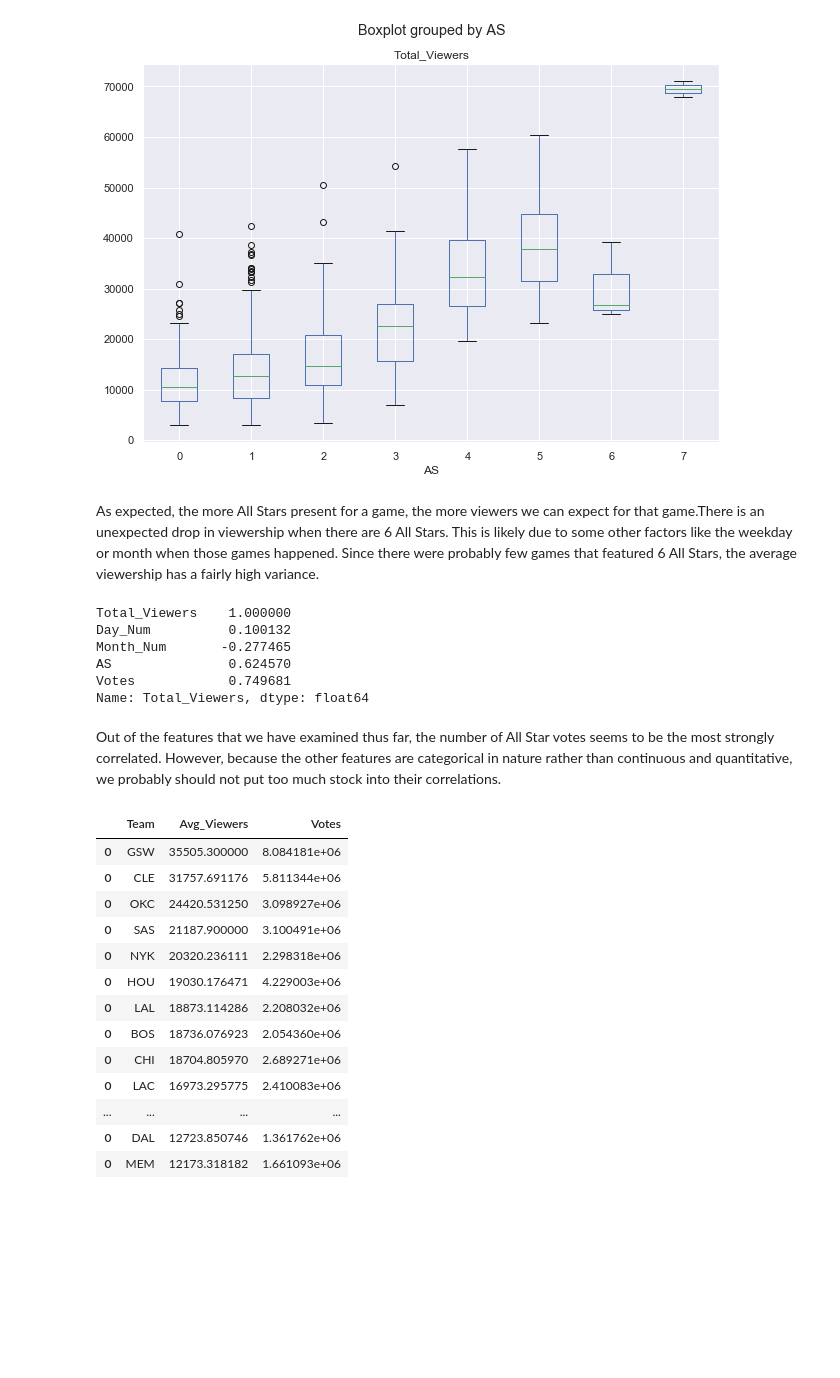
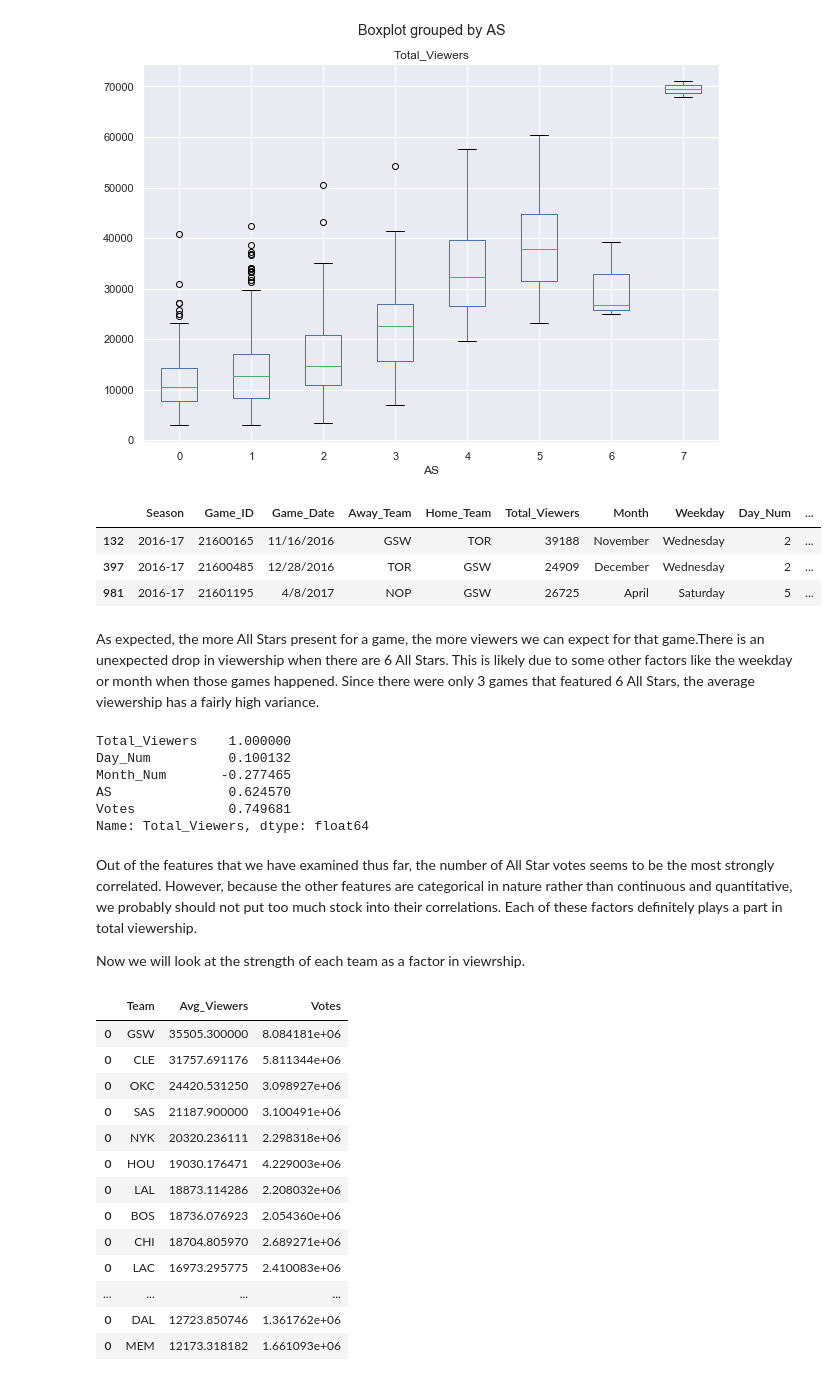
Before and after one commit to sdaht/NBA-Viewership, a Jupyter notebook: NBA_Viewership_Exploration.ipynb, the cells around one changed output. Cells and saved outputs as stored; diff of their text form; code cells hidden in the pictures; blank space fills up the shorter version.

```diff
--- a/NBA_Viewership_Exploration.ipynb
+++ b/NBA_Viewership_Exploration.ipynb
@@ -108,9 +114,14 @@ players=players[['Season','Game_ID','Game_Date','Team','Person_ID','Name','ASG_T
 # %%
-nba_2017=nba.where(nba['Season']=="2016-17").dropna()
-nba_2018=nba.where(nba['Season']=="2017-18").dropna()
+players = players[['Season', 'Game_ID', 'Game_Date', 'Team', 'Person_ID', 'Name', 'ASG_Team', 'Active_Status']]
 
-players_2017=players.where(players['Game_ID']<21700000).dropna()
-players_2018=players.where(players['Game_ID']>21700000).dropna()
+#Split data by year
+viewers_2017 = viewers[viewers['Season'] == "2016-17"]
+viewers_2018 = viewers[viewers['Season'] == "2017-18"]
+players_2017 = players[players['Game_ID'] < 21700000]
+players_2018 = players[players['Game_ID'] > 21700000]
 
-players_2017['Game_ID']=players_2017['Game_ID'].apply(lambda x:str(int(x)))
-players_2018['Game_ID']=players_2018['Game_ID'].apply(lambda x:str(int(x)))
+#Covert 'Game_ID' to a string variable
+players_2017['Game_ID'] = players_2017['Game_ID'].apply(lambda x:str(int(x)))
+players_2018['Game_ID'] = players_2018['Game_ID'].apply(lambda x:str(int(x)))
+
+players_2017.head()
@@ -194,6 +204,13 @@ nba_2017.boxplot(column='Total_Viewers', by='AS', figsize=(10,7))
 # %% [output]
 <matplotlib.axes._subplots.AxesSubplot at 0x...>
 [figure]
+# %%
+viewers_2017[viewers_2017['AS'] == 6]
+# %% [output]
+|  | Season | Game_ID | Game_Date | Away_Team | Home_Team | Total_Viewers | Month | Weekday | Day_Num | ... |
+| 132 | 2016-17 | 21600165 | 11/16/2016 | GSW | TOR | 39188 | November | Wednesday | 2 | ... |
+| 397 | 2016-17 | 21600485 | 12/28/2016 | TOR | GSW | 24909 | December | Wednesday | 2 | ... |
+| 981 | 2016-17 | 21601195 | 4/8/2017 | NOP | GSW | 26725 | April | Saturday | 5 | ... |
 # %% [markdown]
-As expected, the more All Stars present for a game, the more viewers we can expect for that game.There is an unexpected drop in viewership when there are 6 All Stars. This is likely due to some other factors like the weekday or month when those games happened. Since there were probably few games that featured 6 All Stars, the average viewership has a fairly high variance.
+As expected, the more All Stars present for a game, the more viewers we can expect for that game.There is an unexpected drop in viewership when there are 6 All Stars. This is likely due to some other factors like the weekday or month when those games happened. Since there were only 3 games that featured 6 All Stars, the average viewership has a fairly high variance.
 # %%
@@ -206,5 +223,7 @@ AS               0.624570
 Votes            0.749681
 Name: Total_Viewers, dtype: float64
 # %% [markdown]
-Out of the features that we have examined thus far, the number of All Star votes seems to be the most strongly correlated. However, because the other features are categorical in nature rather than continuous and quantitative, we probably should not put too much stock into their correlations.
+Out of the features that we have examined thus far, the number of All Star votes seems to be the most strongly correlated. However, because the other features are categorical in nature rather than continuous and quantitative, we probably should not put too much stock into their correlations. Each of these factors definitely plays a part in total viewership.
+
+Now we will look at the strength of each team as a factor in viewrship.
 # %%
```
Also changed, not shown: parts of 43 cells of this notebook.
